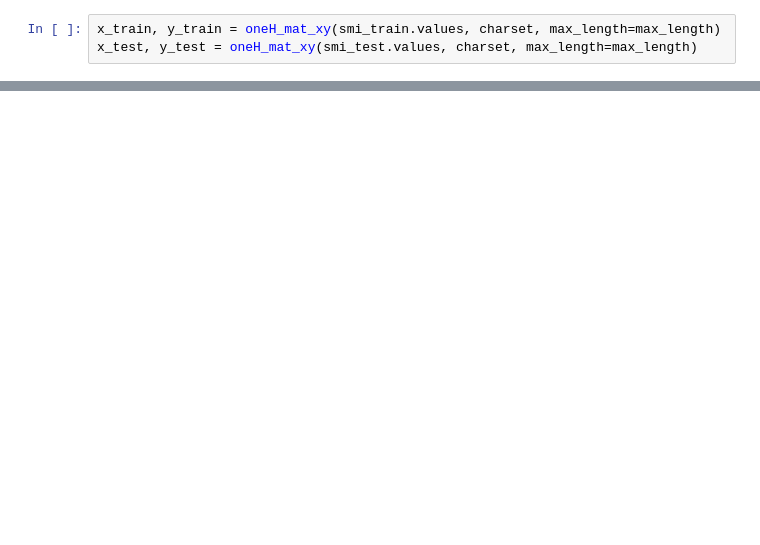
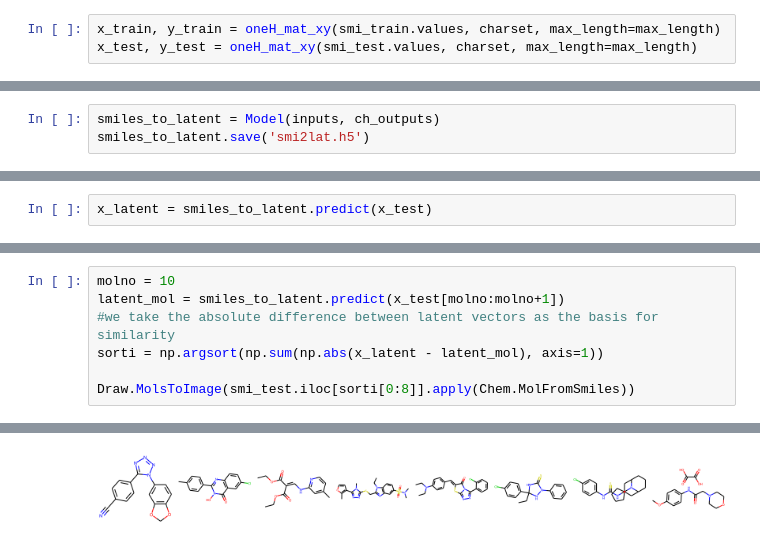
Before and after one commit to gentlelentil/assay_ML, a Jupyter notebook: ML_FP/assay_RNN_denovo.ipynb, the cells around one changed output, grey strips where cells are left out. Drawn from its saved outputs; the diff is of its cells as text; blank space fills up the shorter version.

```diff
--- a/ML_FP/assay_RNN_denovo.ipynb
+++ b/ML_FP/assay_RNN_denovo.ipynb
@@ -215,0 +303,3 @@ print(model.summary())
+# %%
+smiles_to_latent = Model(inputs, ch_outputs)
+smiles_to_latent.save('smi2lat.h5')
@@ -215,0 +351,2 @@ print(model.summary())
+# %%
+x_latent = smiles_to_latent.predict(x_test)
@@ -215,0 +355,8 @@ print(model.summary())
+# %%
+molno = 10
+latent_mol = smiles_to_latent.predict(x_test[molno:molno+1])
+#we take the absolute difference between latent vectors as the basis for similarity
+sorti = np.argsort(np.sum(np.abs(x_latent - latent_mol), axis=1))
+
+Draw.MolsToImage(smi_test.iloc[sorti[0:8]].apply(Chem.MolFromSmiles))
+# %% [output]
@@ -215,0 +364 @@ print(model.summary())
+[figure, added]
```
Also changed, not shown: parts of 31 cells of this notebook, 7 other files.
